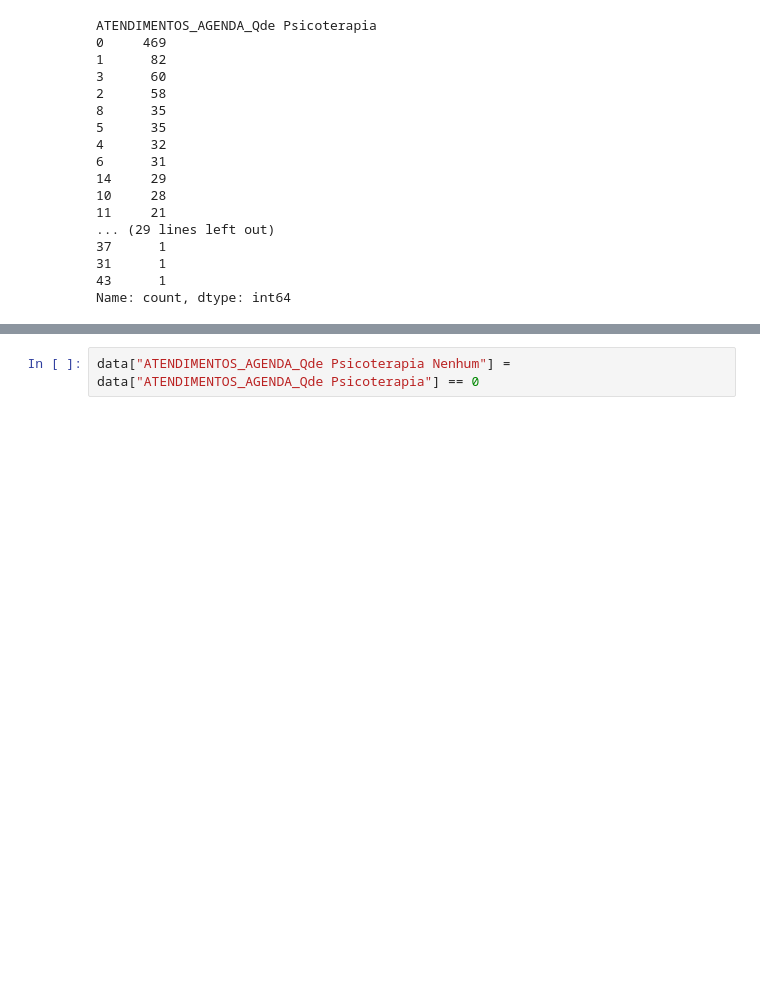
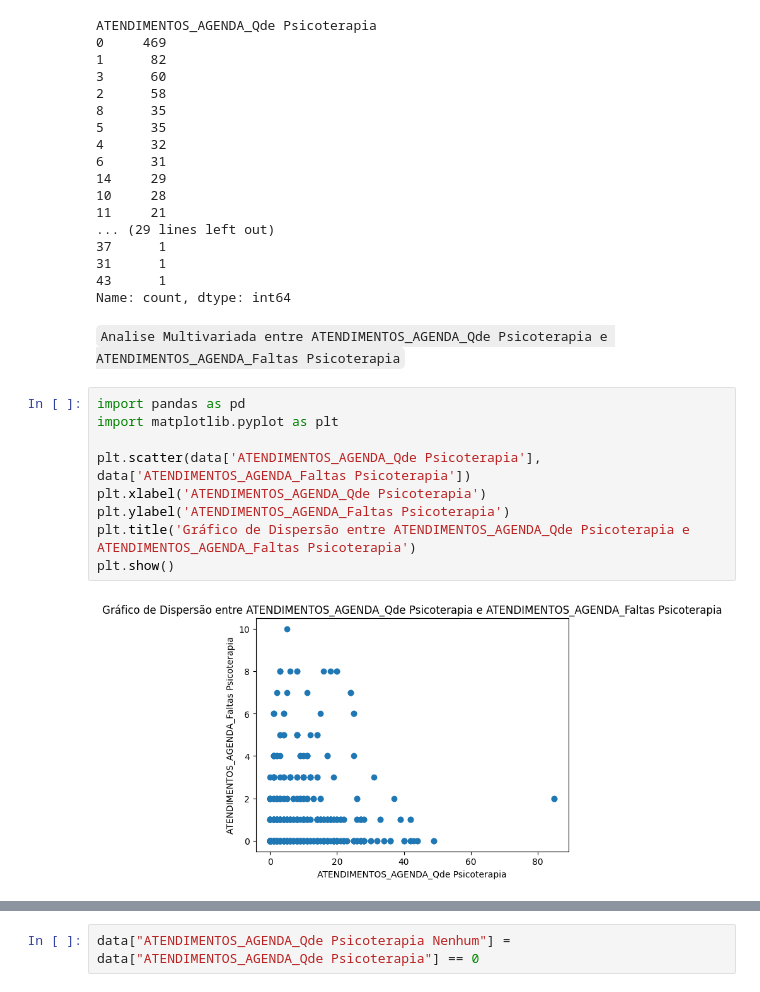
Before and after one commit to alessitomas/streamlit-deploy, a Jupyter notebook: src/notebooks/feauture engineering/01_feature_engineering.ipynb, the cells around one changed output, grey strips where cells are left out. Cells and saved outputs as stored; diff of their text form; blank space fills up the shorter version.

````diff
--- a/src/notebooks/feauture engineering/01_feature_engineering.ipynb
+++ b/src/notebooks/feauture engineering/01_feature_engineering.ipynb
@@ -360,3 +386,16 @@ ATENDIMENTOS_AGENDA_Qde Psicoterapia
 31      1
 43      1
 Name: count, dtype: int64
+# %% [markdown]
+ ```Analise Multivariada entre ATENDIMENTOS_AGENDA_Qde Psicoterapia e ATENDIMENTOS_AGENDA_Faltas Psicoterapia```
+# %%
+import pandas as pd
+import matplotlib.pyplot as plt
+
+plt.scatter(data['ATENDIMENTOS_AGENDA_Qde Psicoterapia'], data['ATENDIMENTOS_AGENDA_Faltas Psicoterapia'])
+plt.xlabel('ATENDIMENTOS_AGENDA_Qde Psicoterapia')
+plt.ylabel('ATENDIMENTOS_AGENDA_Faltas Psicoterapia')
+plt.title('Gráfico de Dispersão entre ATENDIMENTOS_AGENDA_Qde Psicoterapia e ATENDIMENTOS_AGENDA_Faltas Psicoterapia')
+plt.show()
+# %% [output]
+[figure, added]
````
Also changed, not shown: parts of 4 cells of this notebook, 3 other files.
